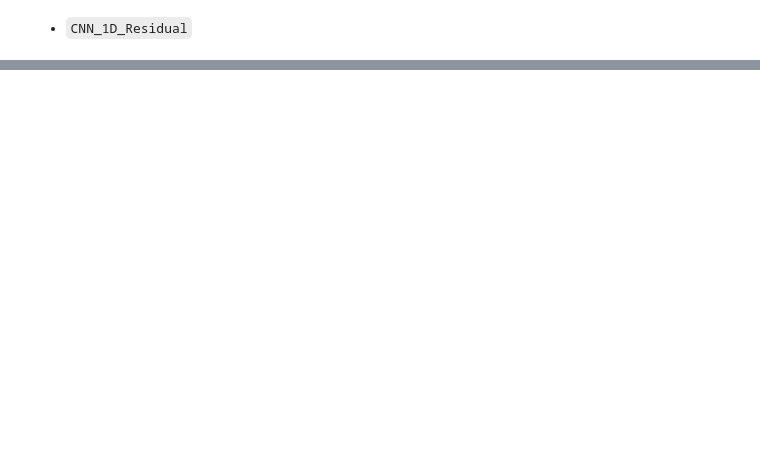
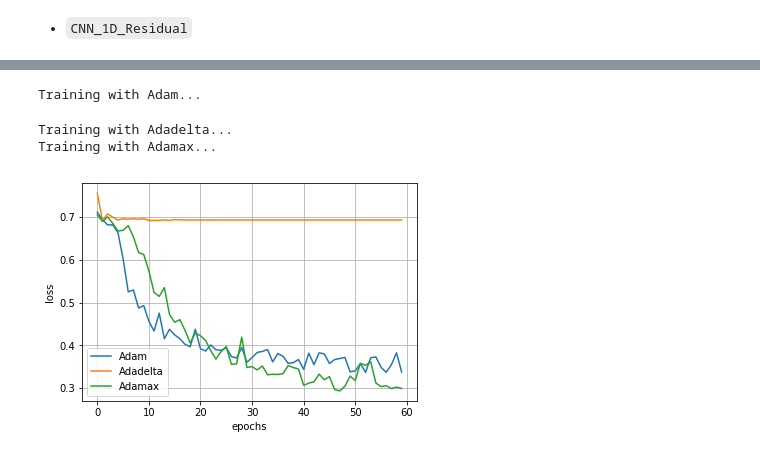
Before and after one commit to NiccoloSacchi/predict-finger-movement, a Jupyter notebook: final_models.ipynb, the cells around one changed output, grey strips where cells are left out. Drawn from its saved outputs; the diff is of its cells as text; code cells hidden in the pictures; blank space fills up the shorter version.

```diff
--- a/final_models.ipynb
+++ b/final_models.ipynb
@@ -241,0 +328,40 @@ Test score: 0.75
+# %%
+train_losses = {}
+
+print("Training with Adam...")
+params['optimizer'] = optim.Adam
+model = CNN_1D_BatchNorm_Dial(**params)
+model.to(device)
+model.fit(X_tr, y_tr, epochs=60, verbose=False)
+train_losses["Adam"] = model.history.train_losses
+
+print("Training with Adadelta...")
+params['optimizer'] = optim.Adadelta
+model = CNN_1D_BatchNorm_Dial(**params)
+model.to(device)
+model.fit(X_tr, y_tr, epochs=60, verbose=False)
+train_losses["Adadelta"] = model.history.train_losses
+
+print("Training with Adamax...")
+params['optimizer'] = optim.Adamax
+model = CNN_1D_BatchNorm_Dial(**params)
+model.to(device)
+model.fit(X_tr, y_tr, epochs=60, verbose=False)
+train_losses["Adamax"] = model.history.train_losses
+# %% [output]
+Training with Adam...
+Training with Adadelta...
+Training with Adamax...
+# %%
+epochs = list(range(len(train_losses["Adam"])))
+plt.plot(epochs, train_losses["Adam"], label='Adam')
+plt.plot(epochs, train_losses["Adadelta"], label='Adadelta')
+plt.plot(epochs, train_losses["Adamax"], label='Adamax')
+plt.grid()
+plt.xlabel("epochs")
+plt.ylabel("loss")
+plt.legend()
+
+plt.savefig("img/optimizers")
+# %% [output]
+[figure, added]
```
Also changed, not shown: parts of 34 cells of this notebook, 51 other files.
